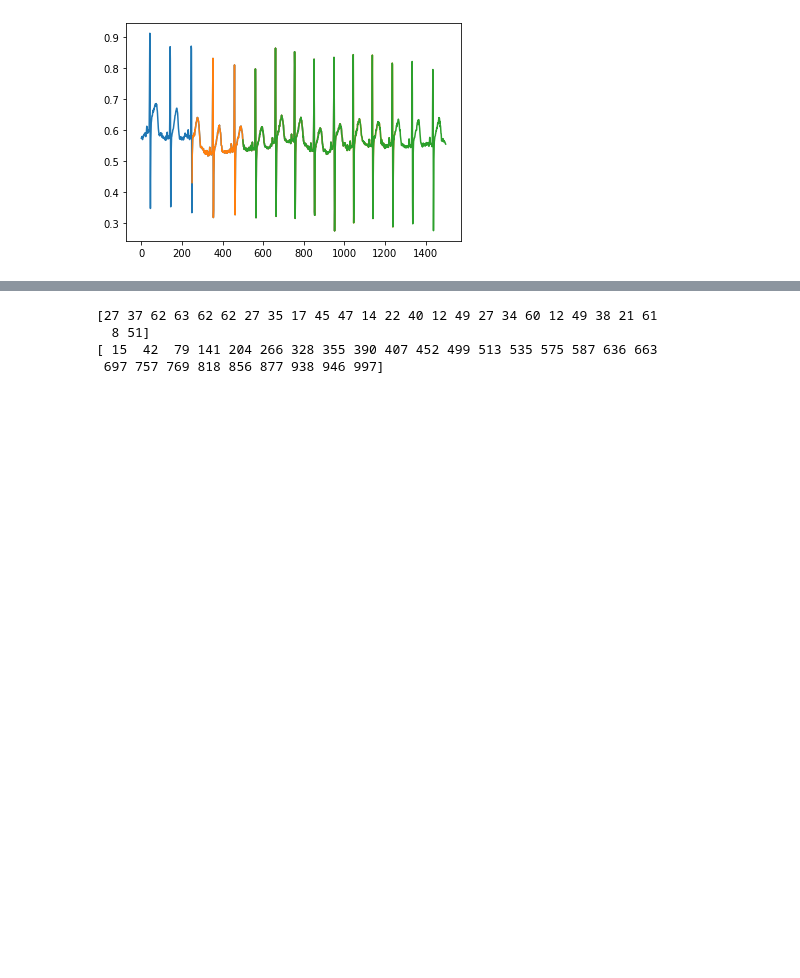
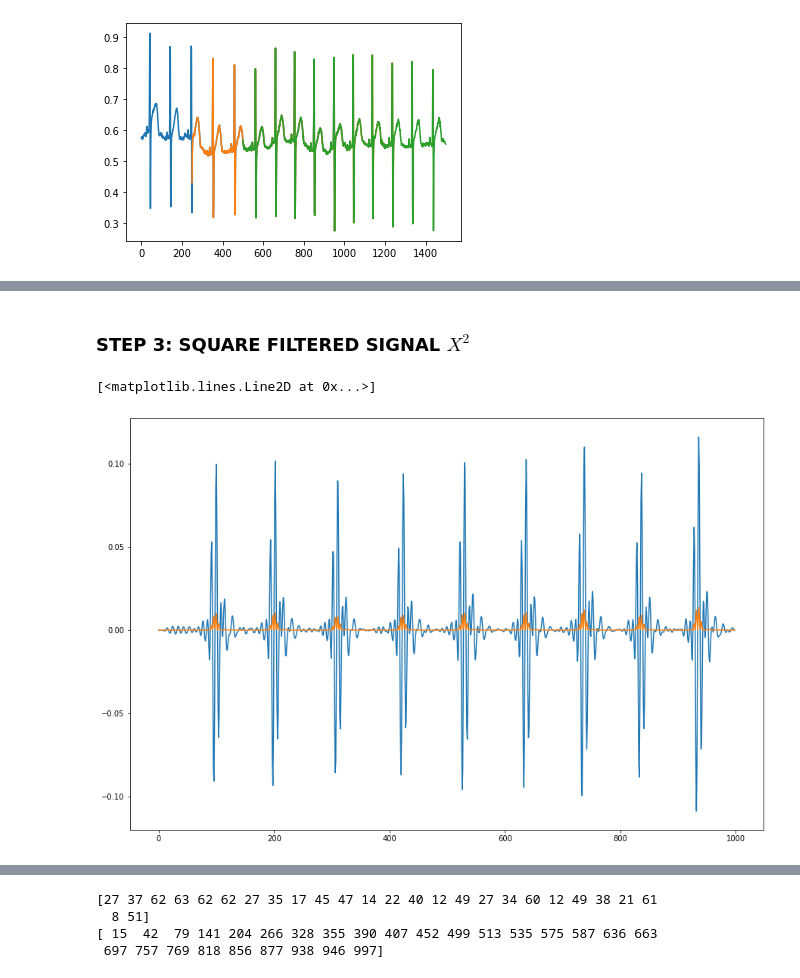
Before and after one commit to LongNguyen1984/TimeSeriesWithPython, a Jupyter notebook: HR_DNN.ipynb, the cells around one changed output, grey strips where cells are left out. Drawn from its saved outputs; the diff is of its cells as text; code cells hidden in the pictures; blank space fills up the shorter version.

```diff
--- a/HR_DNN.ipynb
+++ b/HR_DNN.ipynb
@@ -159,0 +210,12 @@ print(BPM)
+# %% [markdown]
+### STEP 3: SQUARE FILTERED SIGNAL $X^2$
+# %%
+import pandas as pd
+
+dx2 = np.square(y)
+plt.figure(figsize=(15,10))
+plt.plot(y)
+plt.plot(dx2)
+# %% [output]
+[<matplotlib.lines.Line2D at 0x...>]
+[figure, added]
```
Also changed, not shown: parts of 18 cells of this notebook.
